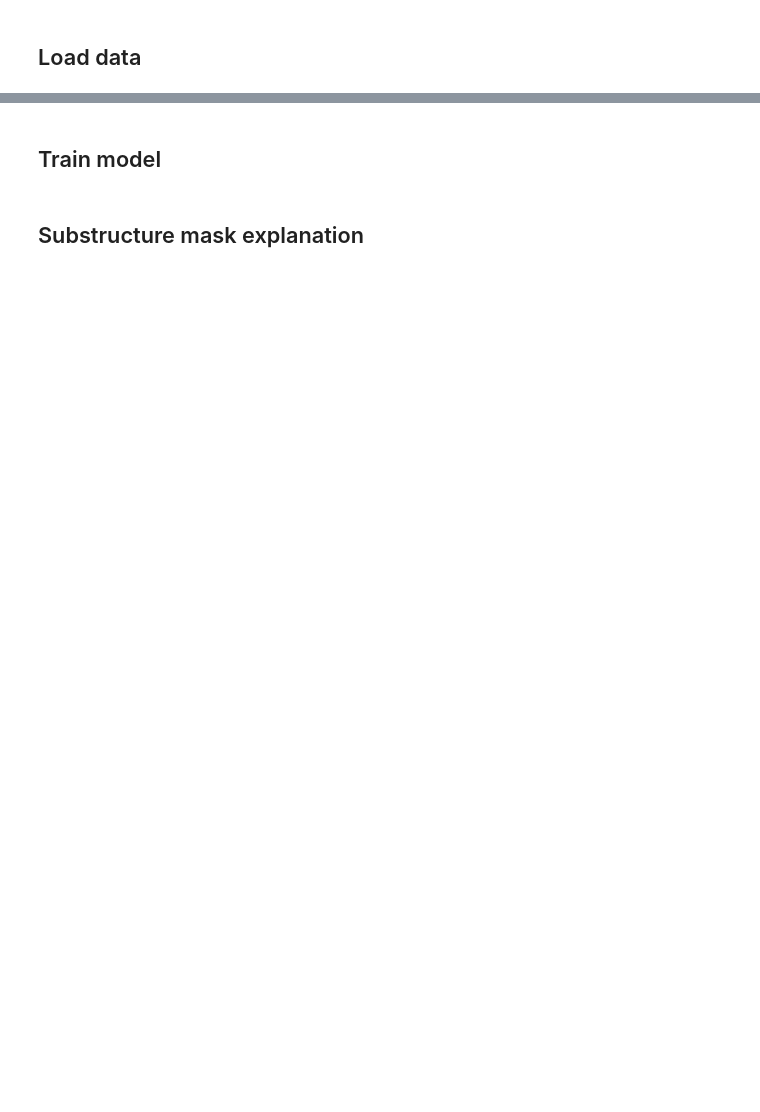
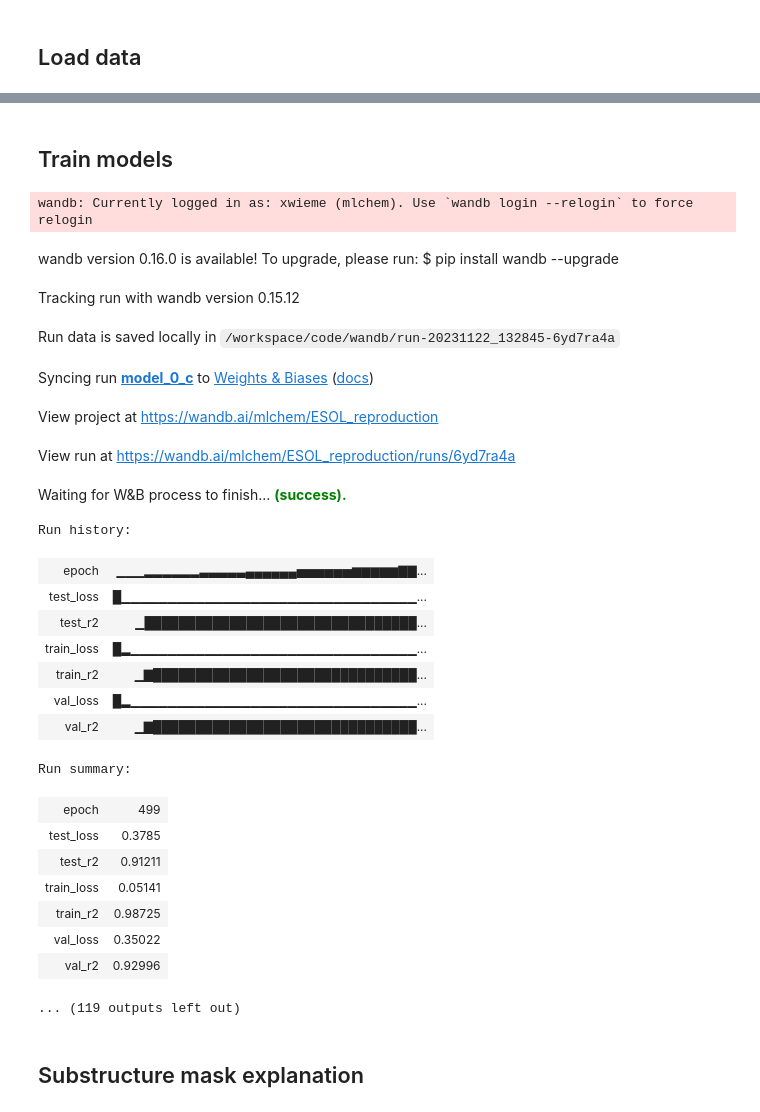
Before and after one commit to xwieme/MastatThesis, a Jupyter notebook: code/ESOL_SME.ipynb, the cells around one changed output, grey strips where cells are left out. Cells and saved outputs as stored; diff of their text form; code cells hidden in the pictures; blank space fills up the shorter version.

```diff
--- a/code/ESOL_SME.ipynb
+++ b/code/ESOL_SME.ipynb
@@ -76,6 +77,2 @@ def evaluate(loader, model, criterion):
-# %%
-model = XAIChem.RGCN(num_node_features=35).to(device)
-criterion = torch.nn.MSELoss()
-optimizer = torch.optim.Adam(model.parameters(), lr=0.003)
 # %% [markdown]
-## Train model
+## Train models
@@ -82,12 +81,74 @@ optimizer = torch.optim.Adam(model.parameters(), lr=0.003)
 # %%
-for epoch in range(500):
+# wandb will be used to log the training progress
+wandb.login()
 
-    train(train_loader, model, criterion, optimizer)
+for model_id in range(10):
 
-    train_pearson_corr, train_loss = evaluate(train_loader, model, criterion)
-    val_pearson_corr, val_loss = evaluate(val_loader, model, criterion)
-    test_pearson_corr, test_loss = evaluate(test_loader, model, criterion)
+    config = {
+        "architecture": "RGCN by Wu et al.",
+        "dataset": "ESOL from Wu et al.",
+        "epochs": 500,
+        "random_seed": 2022 + model_id * 10,
+        "learning_rate": 0.003,
+        "rgcn_dropout_rate": 0.5,
+        "mlp_dropout_rate": 0.1
+    }
 
-    print(train_loss)
+    wandb.init(project="ESOL_reproduction", name=f"model_{model_id}_c", config=config)
+    XAIChem.set_seed(config["random_seed"])
+
+    model = XAIChem.RGCN(num_node_features=XAIChem.getNumAtomFeatures()).to(device)
+    criterion = torch.nn.MSELoss()
+    optimizer = torch.optim.Adam(model.parameters(), lr=config["learning_rate"])
+
+    for epoch in range(config["epochs"]):
+
+        train(train_loader, model, criterion, optimizer)
+
+        train_r2, train_loss = evaluate(train_loader, model, criterion)
+        val_r2, val_loss = evaluate(val_loader, model, criterion)
+        test_r2, test_loss = evaluate(test_loader, model, criterion)
+
+        wandb.log({
+            "epoch": epoch,
+            "train_loss": train_loss,
+            "train_r2": train_r2,
+            "val_loss": val_loss,
+            "val_r2": val_r2,
+            "test_loss": test_loss,
+            "test_r2": test_r2,
+        })
+
+    torch.save(
+        model.state_dict(),
+        f"../data/trained_models/ESOL/ESOL_rgcn_model_{model_id}_c.pt"
+    )
+    wandb.finish()
+# %% [output]
+wandb: Currently logged in as: xwieme (mlchem). Use `wandb login --relogin` to force relogin
+wandb version 0.16.0 is available! To upgrade, please run: $ pip install wandb --upgrade
+Tracking run with wandb version 0.15.12
+Run data is saved locally in /workspace/code/wandb/run-20231122_132845-6yd7ra4a
+Syncing run model_0_c to Weights & Biases (docs)
+View project at https://wandb.ai/mlchem/ESOL_reproduction
+View run at https://wandb.ai/mlchem/ESOL_reproduction/runs/6yd7ra4a
+Waiting for W&B process to finish... (success).
+Run history:
+| epoch | ▁▁▁▂▂▂▂▂▂▃▃▃▃▃▄▄▄▄▄▄▅▅▅▅▅▅▆▆▆▆▆▇▇... |
+| test_loss | █▁▁▁▁▁▁▁▁▁▁▁▁▁▁▁▁▁▁▁▁▁▁▁▁▁▁▁▁▁▁▁▁... |
+| test_r2 | ▁████████████████████████████████... |
+| train_loss | █▂▁▁▁▁▁▁▁▁▁▁▁▁▁▁▁▁▁▁▁▁▁▁▁▁▁▁▁▁▁▁▁... |
+| train_r2 | ▁▇███████████████████████████████... |
+| val_loss | █▂▁▁▁▁▁▁▁▁▁▁▁▁▁▁▁▁▁▁▁▁▁▁▁▁▁▁▁▁▁▁▁... |
+| val_r2 | ▁▇███████████████████████████████... |
+Run summary:
+| epoch | 499 |
+| test_loss | 0.3785 |
+| test_r2 | 0.91211 |
+| train_loss | 0.05141 |
+| train_r2 | 0.98725 |
+| val_loss | 0.35022 |
+| val_r2 | 0.92996 |
+... (119 outputs left out)
 # %% [markdown]
 ## Substructure mask explanation
```
Also changed, not shown: parts of 22 cells of this notebook, 5 other files.
